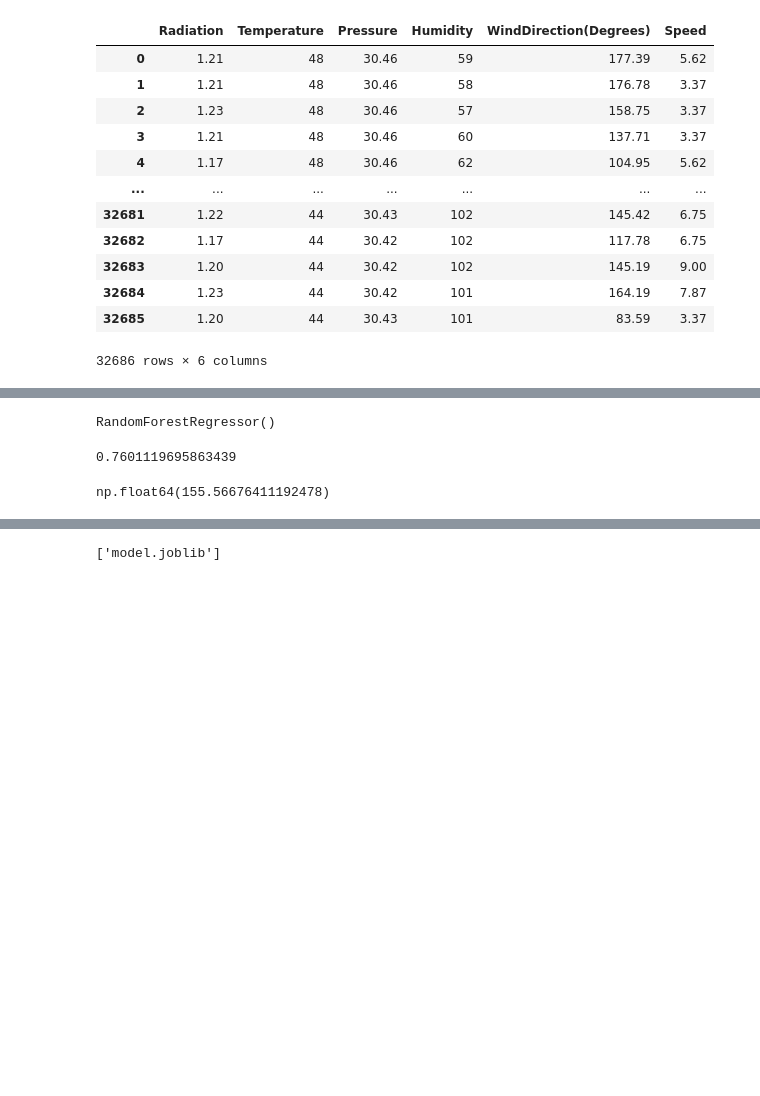
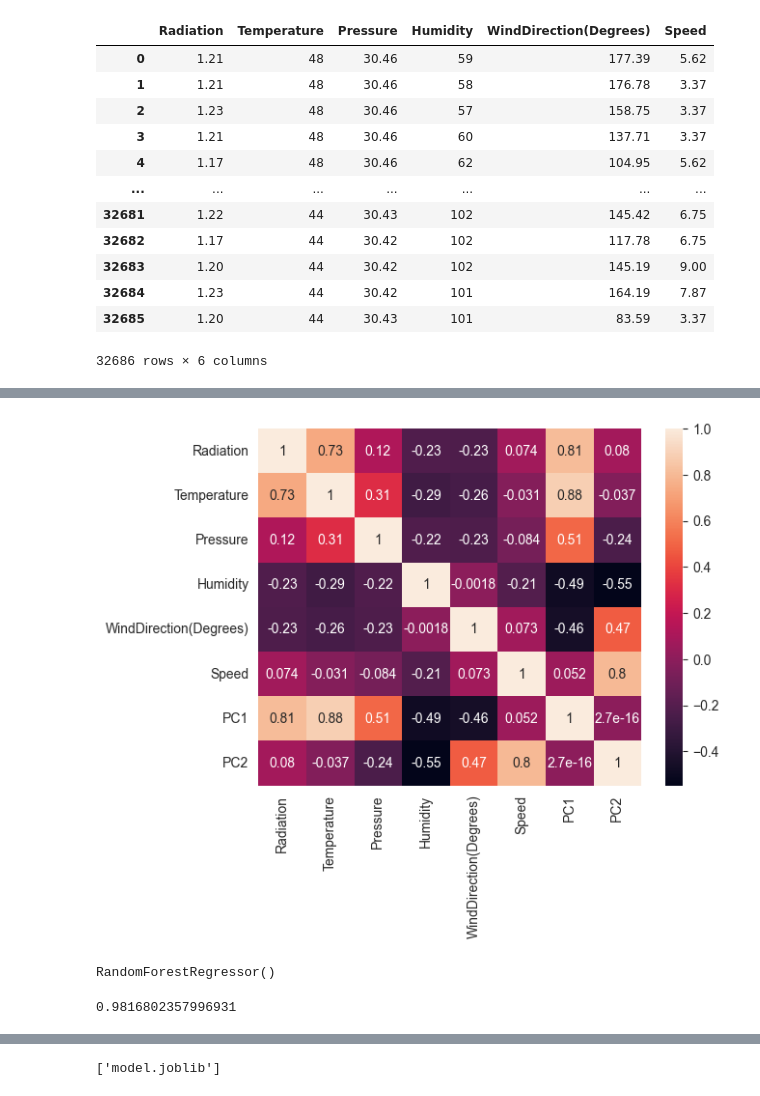
Before and after one commit to priyanshi-sr/SolarEnergyPredictionBackend, a Jupyter notebook: analyse.ipynb, the cells around one changed output, grey strips where cells are left out. Cells and saved outputs as stored; diff of their text form; code cells hidden in the pictures; blank space fills up the shorter version.

```diff
--- a/analyse.ipynb
+++ b/analyse.ipynb
@@ -198,3 +198,17 @@ df
 | 32684 | 1.23 | 44 | 30.42 | 101 | 164.19 | 7.87 |
 | 32685 | 1.20 | 44 | 30.43 | 101 | 83.59 | 3.37 |
 32686 rows × 6 columns
+# %%
+# use StandardScaler to scale the data
+from sklearn.preprocessing import StandardScaler
+
+# Create a StandardScaler object
+scaler = StandardScaler()
+
+# Standardize the numeric features
+numeric_features = df.select_dtypes(include=[np.number])
+scaled_features = scaler.fit_transform(numeric_features)
+
+# Create a DataFrame to store the scaled numeric features
+scaled_df = pd.DataFrame(data=scaled_features, columns=numeric_features.columns)
+scaled_df
@@ -200,0 +229,17 @@ df
+# %%
+# Perform PCA (Principal Component Analysis)
+from sklearn.decomposition import PCA
+
+# Decide the number of components (e.g., 2 components)
+n_components = 2
+
+# Fit PCA on the standardized numeric features
+pca = PCA(n_components=n_components)
+principal_components = pca.fit_transform(scaled_features)
+
+# Create a DataFrame to store the principal components
+pca_df = pd.DataFrame(data=principal_components, columns=[f'PC{i+1}' for i in range(n_components)])
+print("Explained variance ratio:", pca.explained_variance_ratio_)
+
+# Combine PCA results with the original DataFrame for modeling
+df = pd.concat([df.reset_index(drop=True), pca_df.reset_index(drop=True)], axis=1)
@@ -201,3 +264,7 @@ df
+# %%
+heatmap = sns.heatmap(df.corr(), annot=True)
+# %% [output]
+[figure, added]
 # %%
 # use random forest to predict the data
 from sklearn.ensemble import RandomForestRegressor
@@ -216,5 +283,5 @@ RandomForestRegressor()
 
 model.score(X_test, y_test)
 # %% [output]
-0.7601119695863439
+0.9816802357996931
 # %%
@@ -222,6 +288 @@ model.score(X_test, y_test)
 y_pred = model.predict(X_test)
-# %%
-from sklearn.metrics import root_mean_squared_error
-root_mean_squared_error(y_test, y_pred)
-# %% [output]
-np.float64(155.56676411192478)
```
Also changed, not shown: parts of 6 cells of this notebook.
